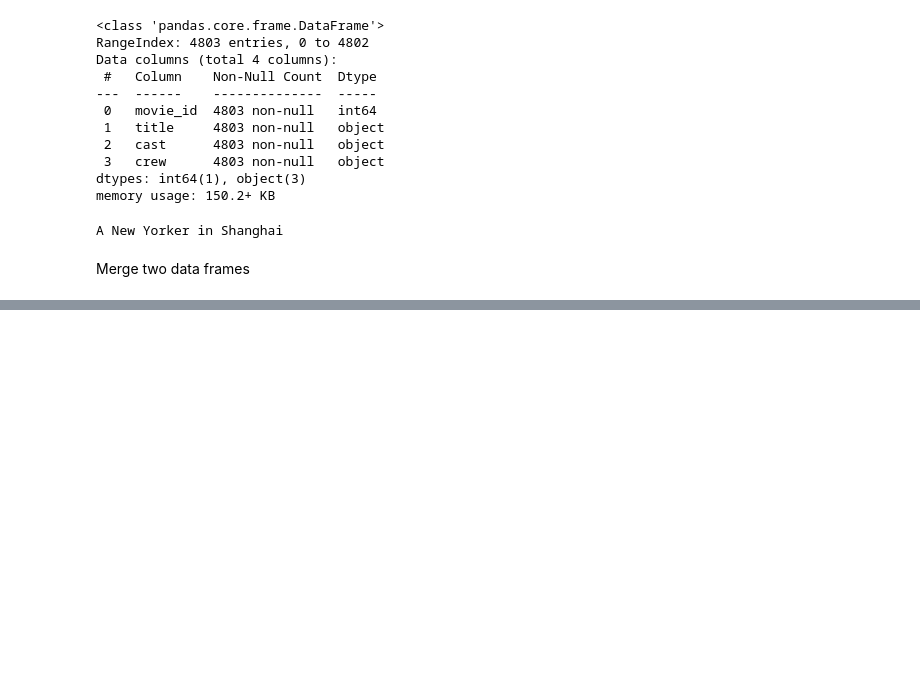
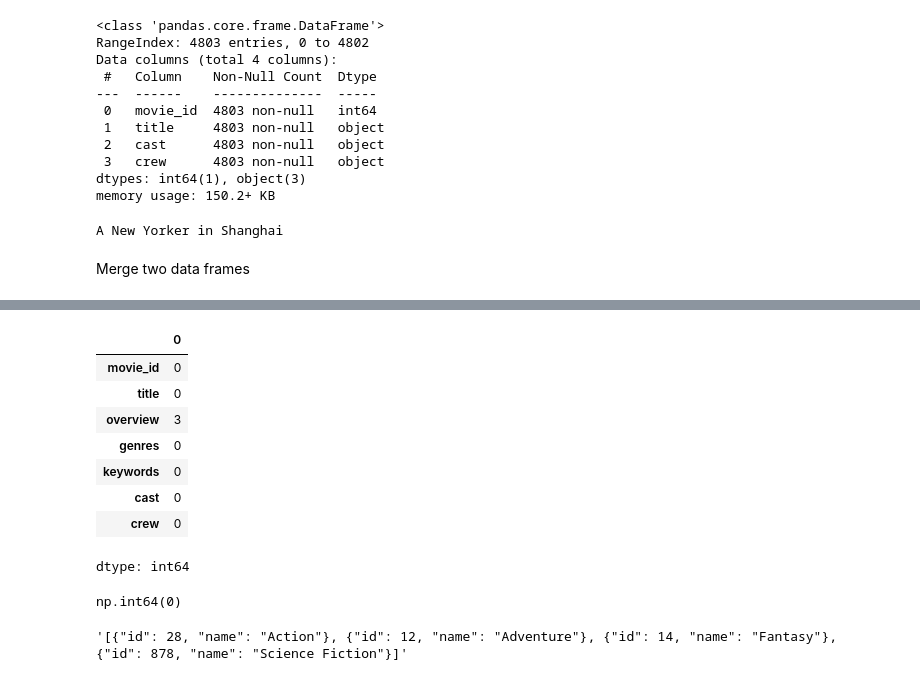
Before and after one commit to subhashiitb/100-Days-of-ML, a Jupyter notebook: ML Project/MovRec/Movie-Recommendatiion.ipynb, the cells around one changed output, grey strips where cells are left out. Saved outputs shown, nothing was run; the diff lists cells and outputs as text; code cells hidden in the pictures; blank space fills up the shorter version.

```diff
--- a/ML Project/MovRec/Movie-Recommendatiion.ipynb
+++ b/ML Project/MovRec/Movie-Recommendatiion.ipynb
@@ -111,0 +117,14 @@ movies.shape
+# %%
+movies = movies[['movie_id','title','overview','genres','keywords','cast','crew']]
+# %%
+movies.isnull().sum()
+# %% [output]
+|  | 0 |
+| movie_id | 0 |
+| title | 0 |
+| overview | 3 |
+| genres | 0 |
+| keywords | 0 |
+| cast | 0 |
+| crew | 0 |
+dtype: int64
@@ -111,0 +133,8 @@ movies.shape
+# %%
+movies.duplicated().sum()
+# %% [output]
+np.int64(0)
+# %%
+movies.iloc[0].genres
+# %% [output]
+'[{"id": 28, "name": "Action"}, {"id": 12, "name": "Adventure"}, {"id": 14, "name": "Fantasy"}, {"id": 878, "name": "Science Fiction"}]'
```
Also changed, not shown: parts of 28 cells of this notebook.
